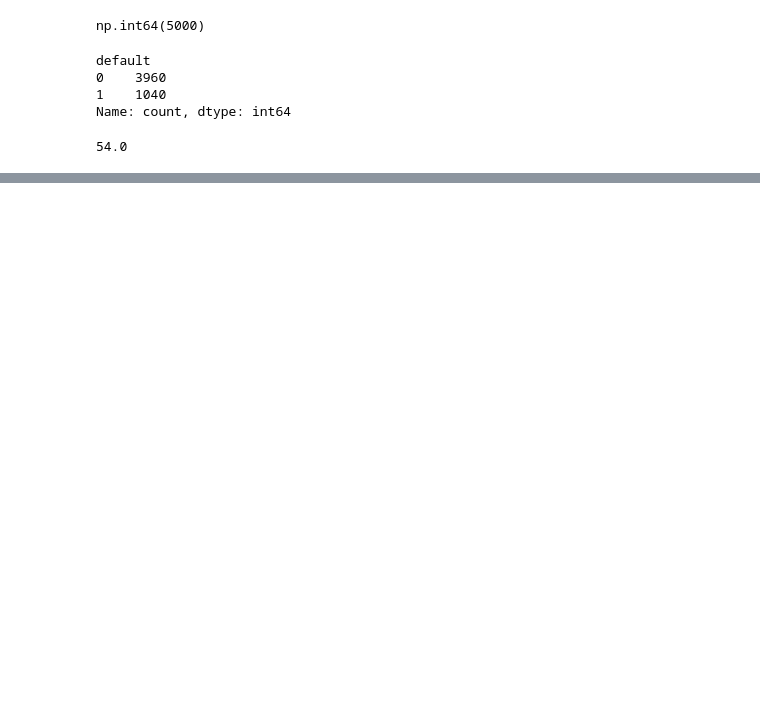
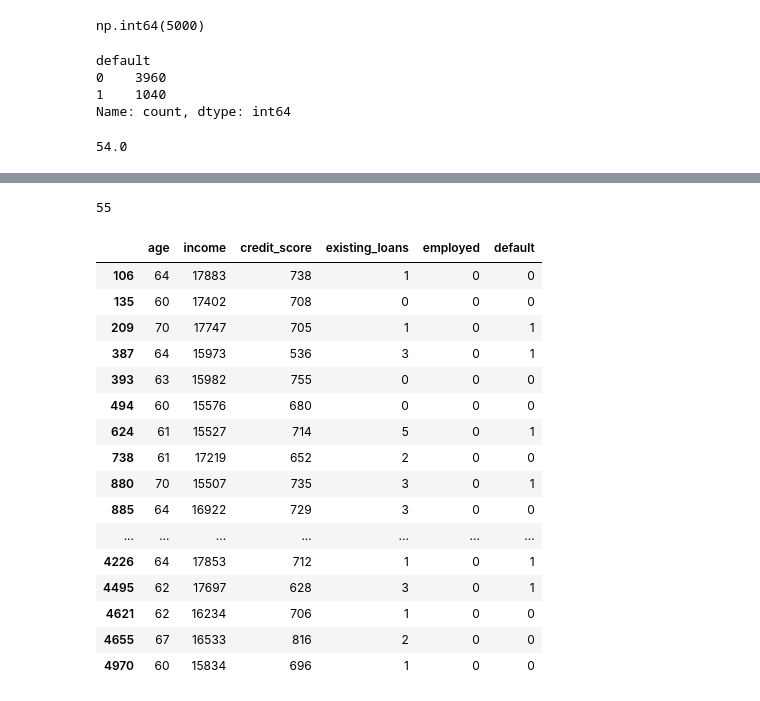
Before and after one commit to mdalishekh/DriftShield, a Jupyter notebook: data_clean.ipynb, the cells around one changed output, grey strips where cells are left out. Drawn from its saved outputs; the diff is of its cells as text; code cells hidden in the pictures; blank space fills up the shorter version.

```diff
--- a/data_clean.ipynb
+++ b/data_clean.ipynb
@@ -79,0 +156,5 @@ Name: count, dtype: int64
+# %%
+import numpy as np
+
+arr = np.random.randint(2000, 6000, size=(len_unemp_with_inc))
+arr.size
@@ -79,0 +163,2 @@ Name: count, dtype: int64
+# %%
+df.loc[(df["employed"]==0) & (df["age"]<60) & (df["income"]>0), "income"] = arr
@@ -79,0 +189,33 @@ Name: count, dtype: int64
+# %%
+import numpy as np
+len_retired_ppl = len(df.loc[(df["employed"]==0) & (df["age"]>=60) & (df["income"]>0)])
+
+arr = np.random.randint(15000, 18000, size=len_retired_ppl)
+
+arr.size
+# %% [output]
+55
+# %%
+df.loc[(df["employed"]==0) & (df["age"]>=60) & (df["income"]>0), "income"] = arr
+# %%
+# df.loc[(df["employed"]==0) & (df["age"]<60) & (df["income"]>0)]
+
+df.loc[(df["age"]>=60) & (df["employed"]==0)]
+# %% [output]
+|  | age | income | credit_score | existing_loans | employed | default |
+| 106 | 64 | 17883 | 738 | 1 | 0 | 0 |
+| 135 | 60 | 17402 | 708 | 0 | 0 | 0 |
+| 209 | 70 | 17747 | 705 | 1 | 0 | 1 |
+| 387 | 64 | 15973 | 536 | 3 | 0 | 1 |
+| 393 | 63 | 15982 | 755 | 0 | 0 | 0 |
+| 494 | 60 | 15576 | 680 | 0 | 0 | 0 |
+| 624 | 61 | 15527 | 714 | 5 | 0 | 1 |
+| 738 | 61 | 17219 | 652 | 2 | 0 | 0 |
+| 880 | 70 | 15507 | 735 | 3 | 0 | 1 |
+| 885 | 64 | 16922 | 729 | 3 | 0 | 0 |
+| ... | ... | ... | ... | ... | ... | ... |
+| 4226 | 64 | 17853 | 712 | 1 | 0 | 1 |
+| 4495 | 62 | 17697 | 628 | 3 | 0 | 1 |
+| 4621 | 62 | 16234 | 706 | 1 | 0 | 0 |
+| 4655 | 67 | 16533 | 816 | 2 | 0 | 0 |
+| 4970 | 60 | 15834 | 696 | 1 | 0 | 0 |
```
Also changed, not shown: parts of 13 cells of this notebook.
